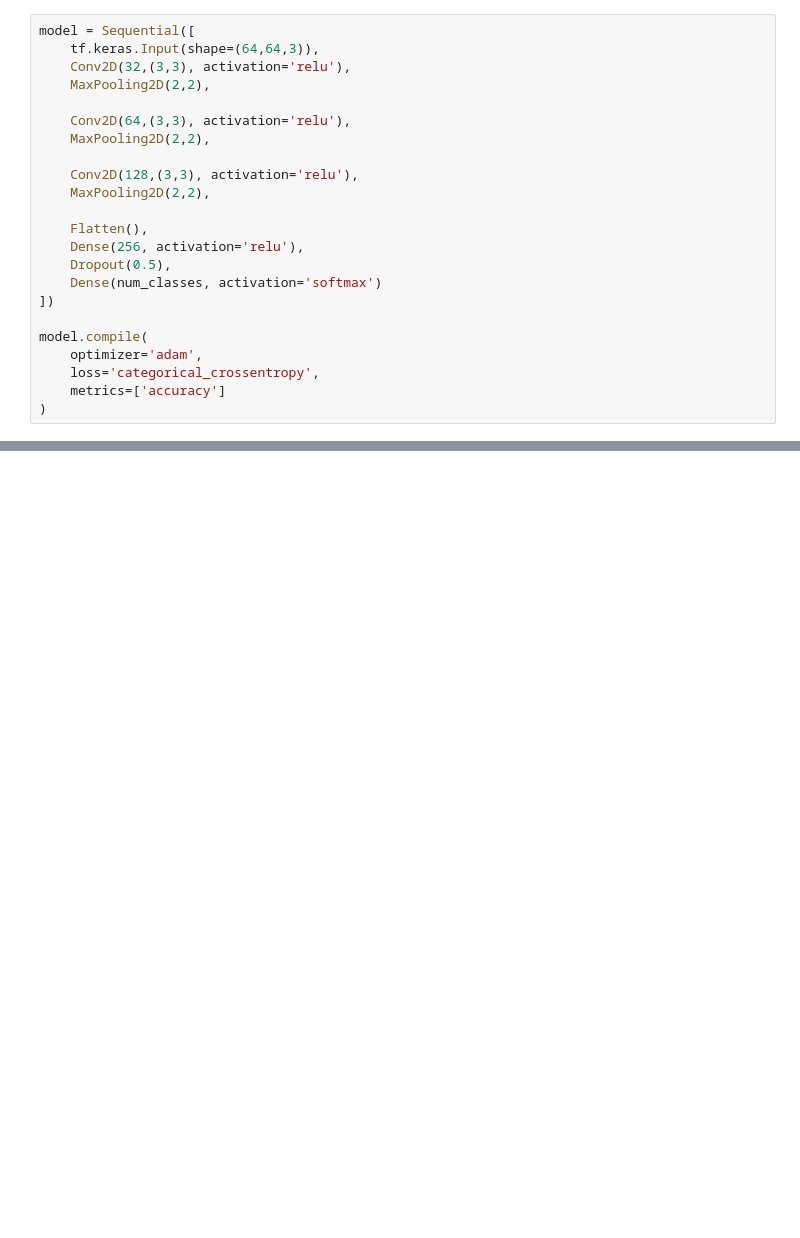
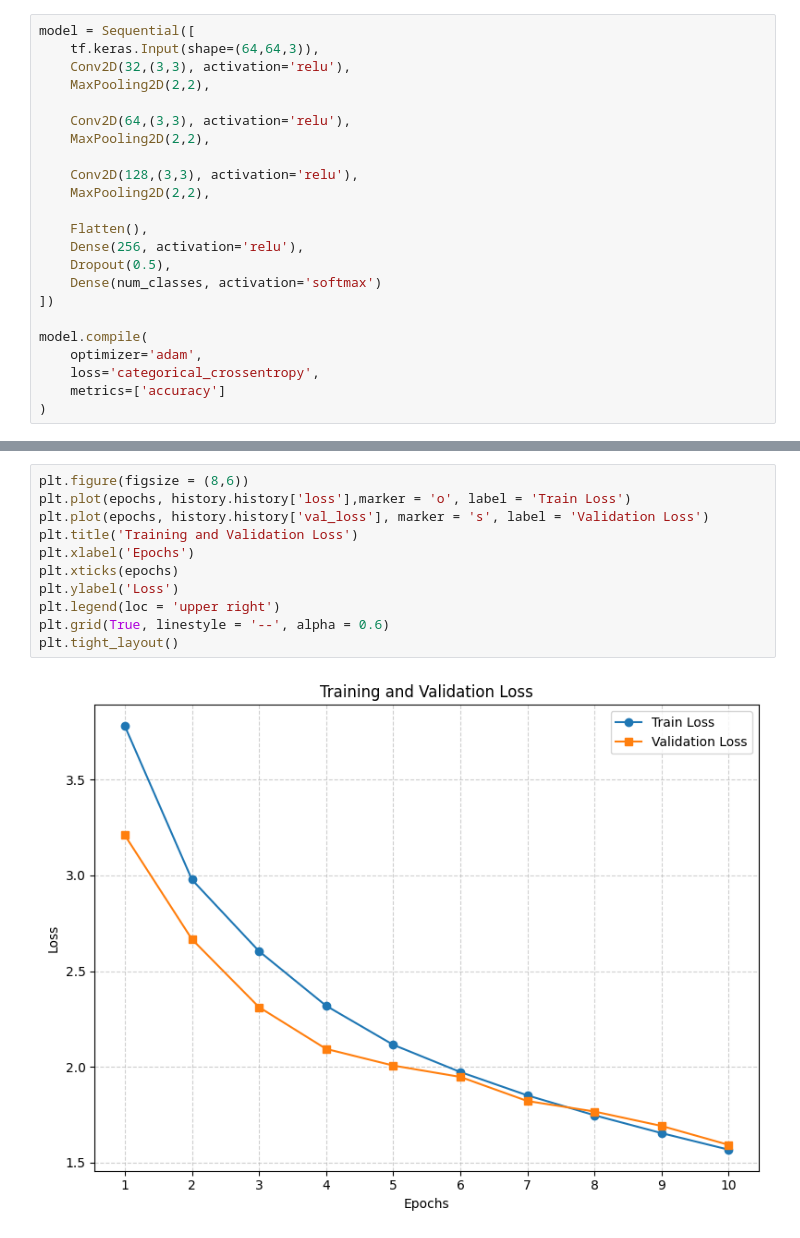
Before and after one commit to MAzharAR03/MachineLearningAssignment, a Jupyter notebook: Main/MachineLearningAssignment.ipynb, the cells around one changed output, grey strips where cells are left out. Saved outputs shown, nothing was run; the diff lists cells and outputs as text; blank space fills up the shorter version.

```diff
--- a/Main/MachineLearningAssignment.ipynb
+++ b/Main/MachineLearningAssignment.ipynb
@@ -554,0 +669,13 @@ history = model.fit(
+# %%
+plt.figure(figsize = (8,6))
+plt.plot(epochs, history.history['loss'],marker = 'o', label = 'Train Loss')
+plt.plot(epochs, history.history['val_loss'], marker = 's', label = 'Validation Loss')
+plt.title('Training and Validation Loss')
+plt.xlabel('Epochs')
+plt.xticks(epochs)
+plt.ylabel('Loss')
+plt.legend(loc = 'upper right')
+plt.grid(True, linestyle = '--', alpha = 0.6)
+plt.tight_layout()
+# %% [output]
+[figure, added]
```
Also changed, not shown: parts of 23 cells of this notebook.
